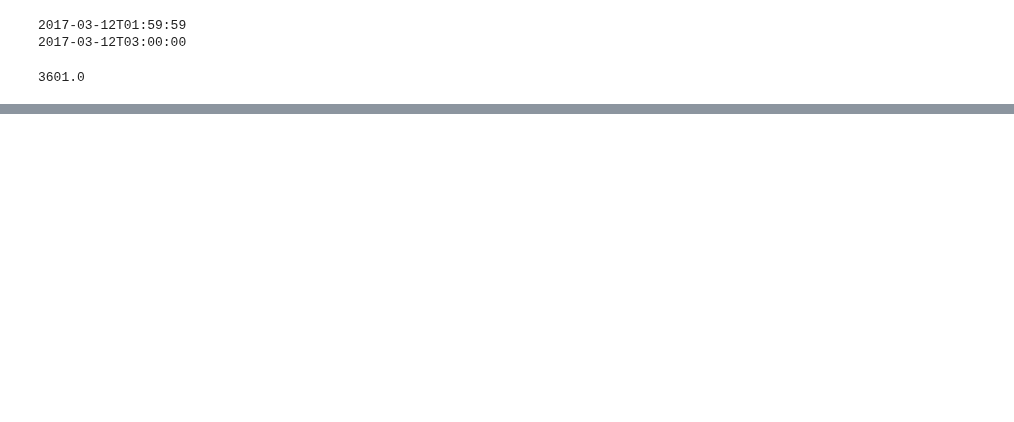
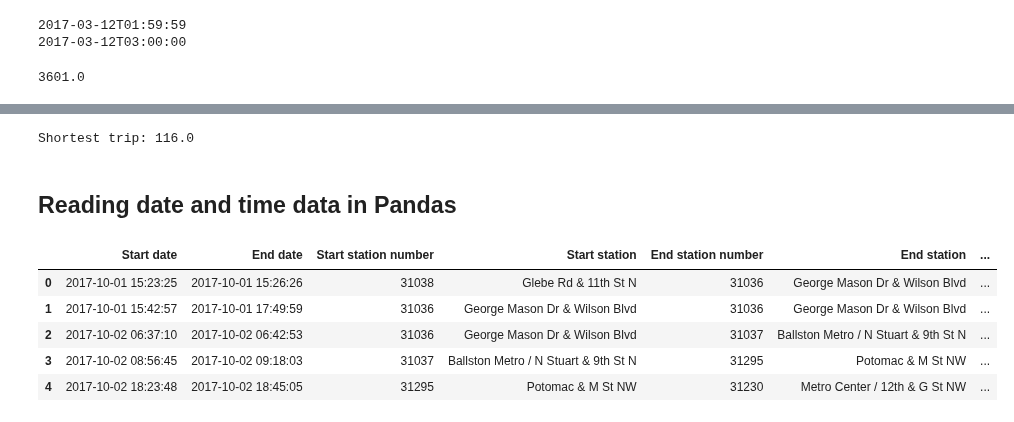
Before and after one commit to MichaelSzczepaniak/DataCamp, a Jupyter notebook: Tracks/Associate Data Scientist/22 Working with Dates and Times in Python/Dates&TimesInPython.ipynb, the cells around one changed output, grey strips where cells are left out. Drawn from its saved outputs; the diff is of its cells as text; code cells hidden in the pictures; blank space fills up the shorter version.

```diff
--- a/Tracks/Associate Data Scientist/22 Working with Dates and Times in Python/Dates&TimesInPython.ipynb
+++ b/Tracks/Associate Data Scientist/22 Working with Dates and Times in Python/Dates&TimesInPython.ipynb
@@ -628,0 +757,31 @@ print(elapsed_naive)  # an hour and 1 second as we'd expect, but in reality, onl
+# %%
+trip_durations = []
+for trip in onebike_datetimes:
+    # When the start is later than the end, set the fold to be 1
+    if trip['start'] > trip['end']:
+        trip['end'] = tz.enfold(trip['end'])
+    # Convert to UTC
+    start = trip['start'].astimezone(tz.UTC)
+    end = trip['end'].astimezone(tz.UTC)
+
+    # Subtract the difference
+    trip_length_seconds = (end-start).total_seconds()
+    trip_durations.append(trip_length_seconds)
+
+# Take the shortest trip duration
+print("Shortest trip: " + str(min(trip_durations)))
+# %% [output]
+Shortest trip: 116.0
+# %% [markdown]
+## Reading date and time data in Pandas
+# %%
+# reread the bike data
+rides = pd.read_csv('./data/capital-onebike.csv')
+rides.head()
+# %% [output]
+|  | Start date | End date | Start station number | Start station | End station number | End station | ... |
+| 0 | 2017-10-01 15:23:25 | 2017-10-01 15:26:26 | 31038 | Glebe Rd & 11th St N | 31036 | George Mason Dr & Wilson Blvd | ... |
+| 1 | 2017-10-01 15:42:57 | 2017-10-01 17:49:59 | 31036 | George Mason Dr & Wilson Blvd | 31036 | George Mason Dr & Wilson Blvd | ... |
+| 2 | 2017-10-02 06:37:10 | 2017-10-02 06:42:53 | 31036 | George Mason Dr & Wilson Blvd | 31037 | Ballston Metro / N Stuart & 9th St N | ... |
+| 3 | 2017-10-02 08:56:45 | 2017-10-02 09:18:03 | 31037 | Ballston Metro / N Stuart & 9th St N | 31295 | Potomac & M St NW | ... |
+| 4 | 2017-10-02 18:23:48 | 2017-10-02 18:45:05 | 31295 | Potomac & M St NW | 31230 | Metro Center / 12th & G St NW | ... |
```
Also changed, not shown: parts of 44 cells of this notebook, 1 other file.
